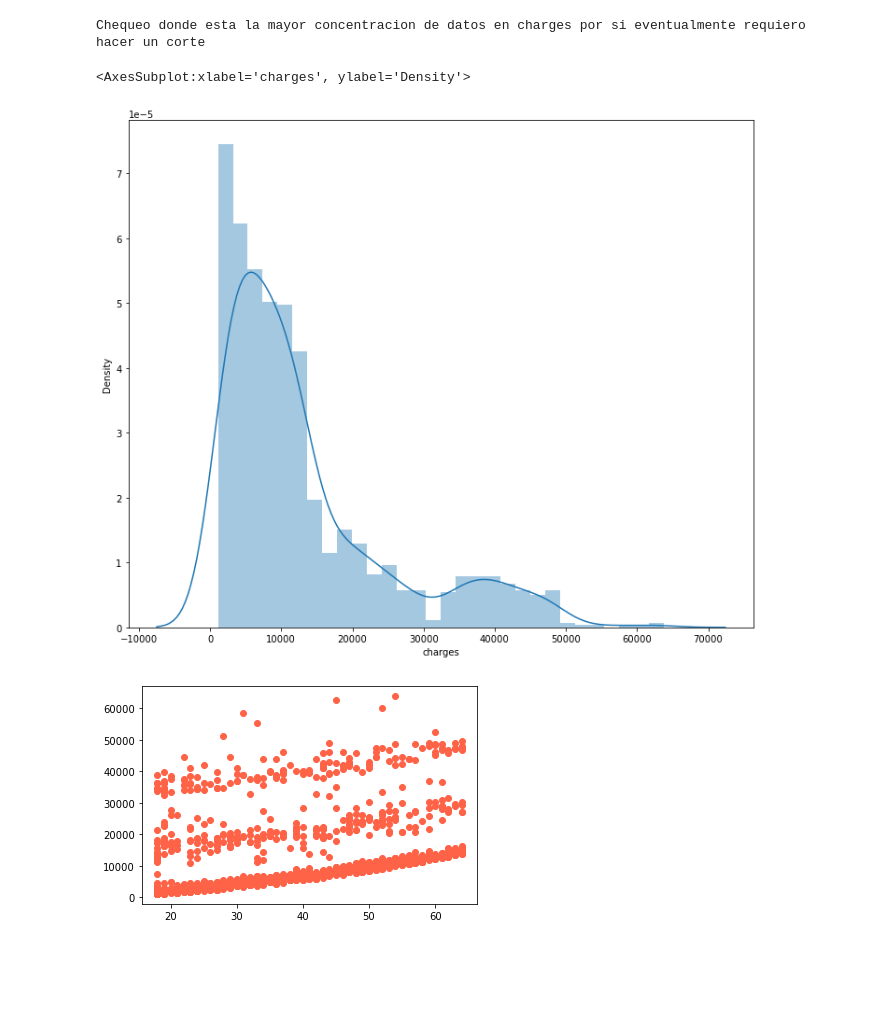
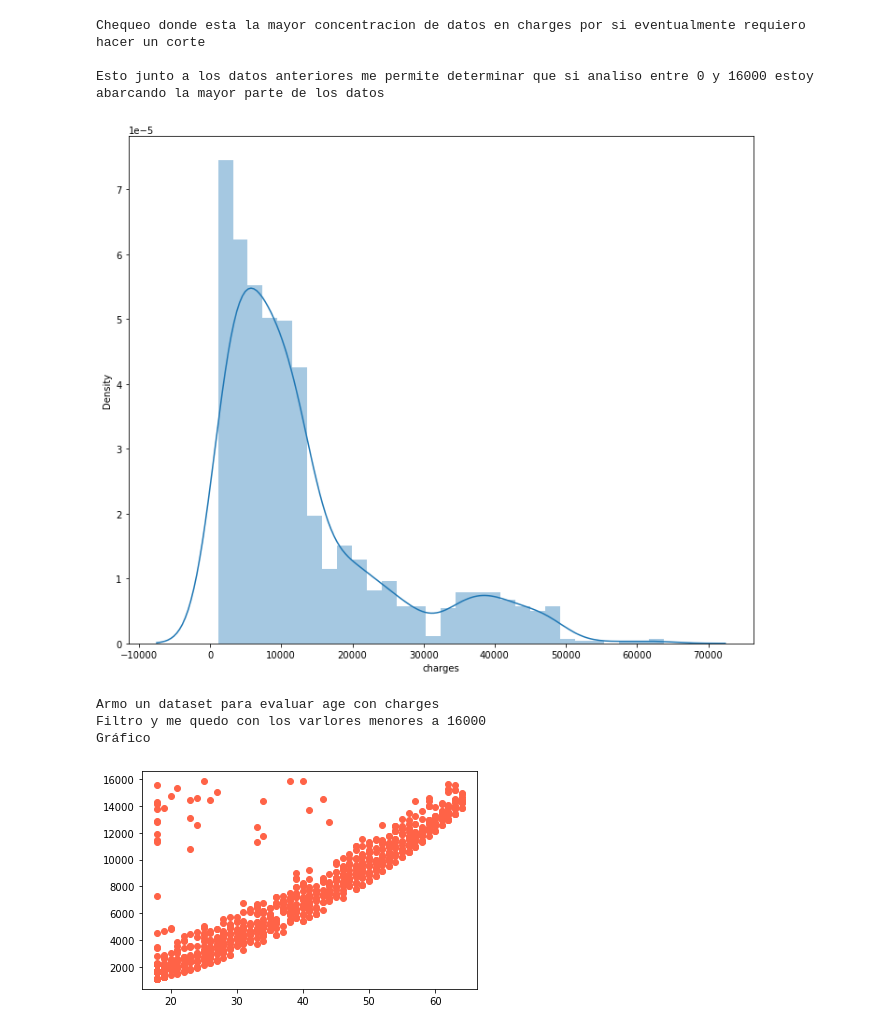
Before and after one commit to RdzSebastian/curso_python, a Jupyter notebook: trabajo_practico/RODRIGUEZ_SEBASTIAN.ipynb, the cells around one changed output. Cells and saved outputs as stored; diff of their text form; code cells hidden in the pictures; blank space fills up the shorter version.

```diff
--- a/trabajo_practico/RODRIGUEZ_SEBASTIAN.ipynb
+++ b/trabajo_practico/RODRIGUEZ_SEBASTIAN.ipynb
@@ -80,17 +83,28 @@ print("Chequeo donde esta la mayor concentracion de datos en charges por si even
 plt.figure(figsize=(12,10))
 plt.tight_layout()
 seabornInstance.distplot(variable_de_contraste['charges'])
+
+print("\nEsto junto a los datos anteriores me permite determinar que si analiso entre 0 y 16000 estoy abarcando la mayor parte de los datos")
 # %% [output]
 Chequeo donde esta la mayor concentracion de datos en charges por si eventualmente requiero hacer un corte
+
+Esto junto a los datos anteriores me permite determinar que si analiso entre 0 y 16000 estoy abarcando la mayor parte de los datos
-<AxesSubplot:xlabel='charges', ylabel='Density'>
 [figure]
-# %%
-
-#Gráfico de entrenamiento
-plt.scatter(variables_a_analizar['age'], variable_de_contraste['charges'], color = "#FF6347")
-plt.show()
-# %% [output]
-[figure, removed]
+# %%
+print("\nArmo un dataset para evaluar age con charges")
+variables_filtrada = dataset[['age', 'charges']]
+
+print("Filtro y me quedo con los varlores menores a 16000")
+variables_filtrada = variables_filtrada.query('charges<=16000')
+
+print("Gráfico")
+plt.scatter(variables_filtrada['age'], variables_filtrada['charges'], color = "#FF6347")
+plt.show()
+# %% [output]
+Armo un dataset para evaluar age con charges
+Filtro y me quedo con los varlores menores a 16000
+Gráfico
+[figure, added]
 # %%
 
 print("Dividimos los datos en conjunto de entrenamiento y conjunto de test")
```
Also changed, not shown: parts of 8 cells of this notebook.
